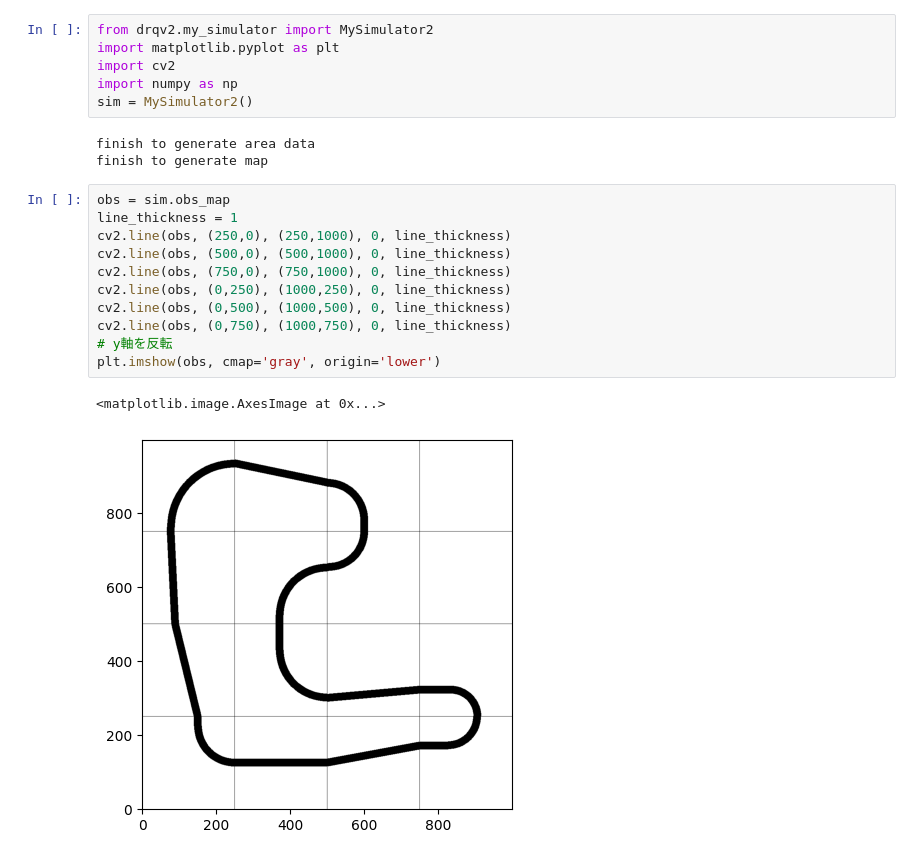
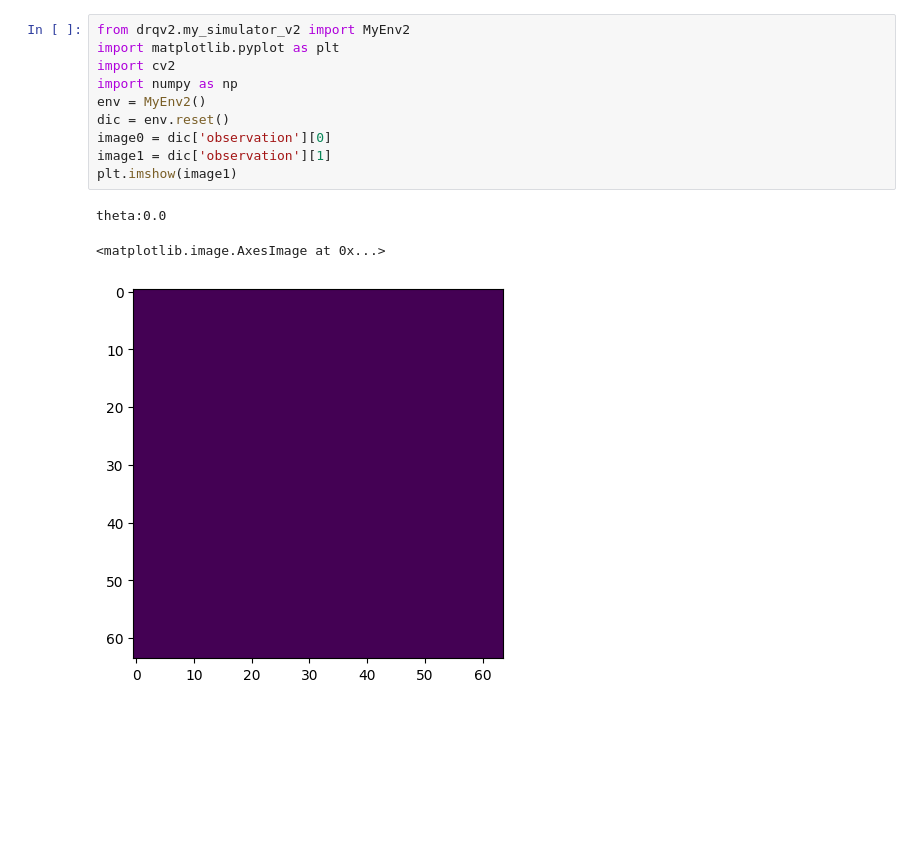
Before and after one commit to Azuma413/rl_linetrace, a Jupyter notebook: test.ipynb, the cells around one changed output. Drawn from its saved outputs; the diff is of its cells as text; blank space fills up the shorter version.

```diff
--- a/test.ipynb
+++ b/test.ipynb
@@ -1,23 +1,14 @@
 # %%
-from drqv2.my_simulator import MySimulator2
+from drqv2.my_simulator_v2 import MyEnv2
 import matplotlib.pyplot as plt
 import cv2
 import numpy as np
-sim = MySimulator2()
+env = MyEnv2()
+dic = env.reset()
+image0 = dic['observation'][0]
+image1 = dic['observation'][1]
+plt.imshow(image1)
 # %% [output]
-finish to generate area data
-finish to generate map
+theta:0.0
+<matplotlib.image.AxesImage at 0x...>
+[figure, added]
-# %%
-obs = sim.obs_map
-line_thickness = 1
-cv2.line(obs, (250,0), (250,1000), 0, line_thickness)
-cv2.line(obs, (500,0), (500,1000), 0, line_thickness)
-cv2.line(obs, (750,0), (750,1000), 0, line_thickness)
-cv2.line(obs, (0,250), (1000,250), 0, line_thickness)
-cv2.line(obs, (0,500), (1000,500), 0, line_thickness)
-cv2.line(obs, (0,750), (1000,750), 0, line_thickness)
-# y軸を反転
-plt.imshow(obs, cmap='gray', origin='lower')
-# %% [output]
-<matplotlib.image.AxesImage at 0x...>
-[figure, removed]
```
Also changed, not shown: parts of 3 cells of this notebook, 3 other files.
